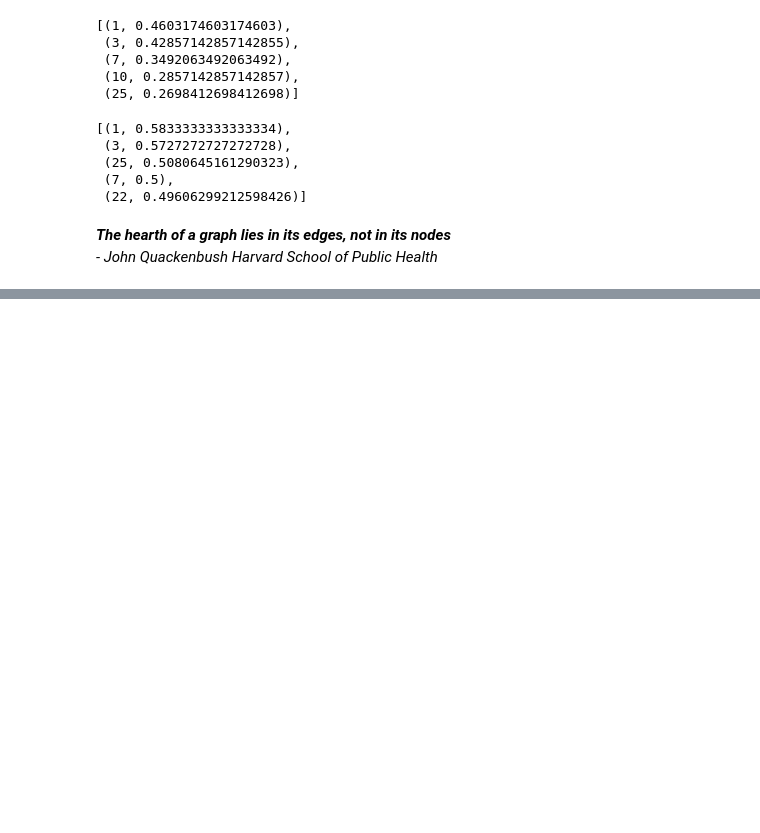
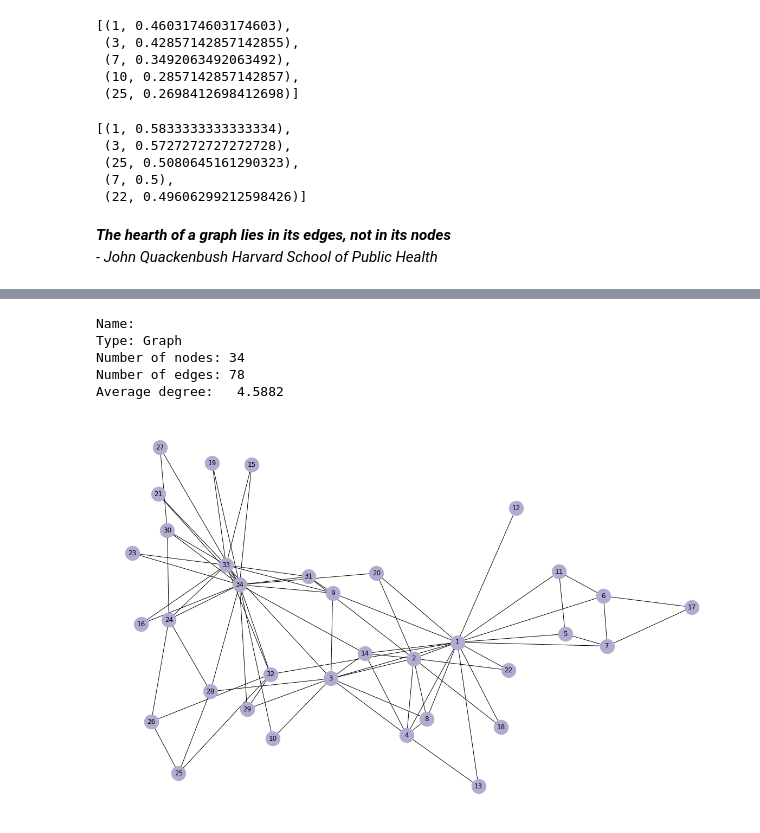
Before and after one commit to gregorioghidoli/netviz, a Jupyter notebook: SNA_pippo.ipynb, the cells around one changed output, grey strips where cells are left out. Cells and saved outputs as stored; diff of their text form; code cells hidden in the pictures; blank space fills up the shorter version.

Commit message:
pippo: merge di zachary karate club in SNA_pippo

```diff
--- a/SNA_pippo.ipynb
+++ b/SNA_pippo.ipynb
@@ -284,0 +292,15 @@ sorted(nx.closeness_centrality(G).items(), key=lambda x: x[1], reverse=True)[:5]
+# %%
+zkcdf = pd.read_csv('data/ucidata-zachary/out.ucidata-zachary', skiprows=2, header=None, sep=' ')
+zkcdf.columns = ['member1', 'member2']
+ZKCG = nx.from_pandas_edgelist(zkcdf, source='member1', target='member2')
+print(nx.info(ZKCG))
+# %% [output]
+Name:
+Type: Graph
+Number of nodes: 34
+Number of edges: 78
+Average degree:   4.5882
+# %%
+nx.draw(ZKCG , with_labels=True , node_color='#b2abd2' , node_size=700)
+# %% [output]
+[figure, added]
```
Also changed, not shown: parts of 28 cells of this notebook.
